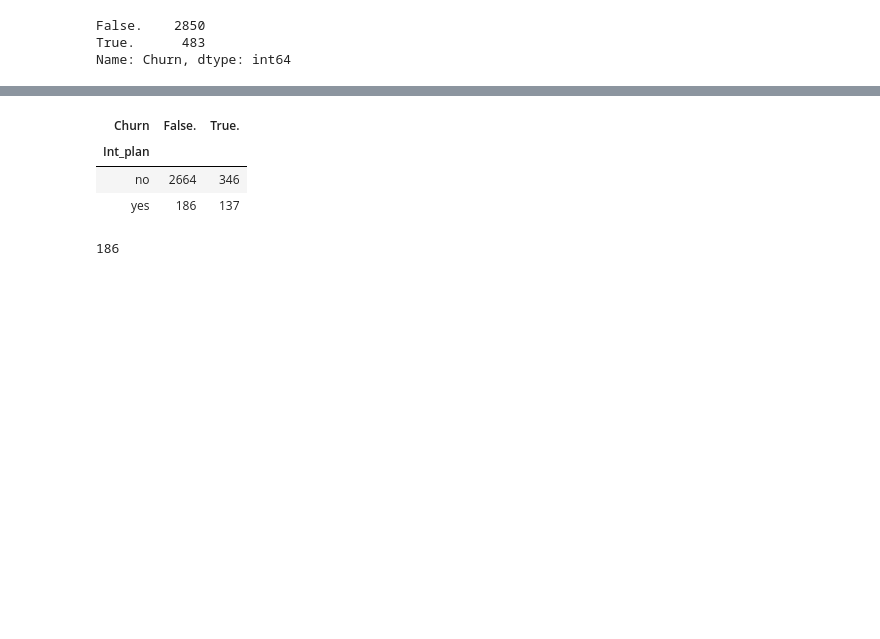
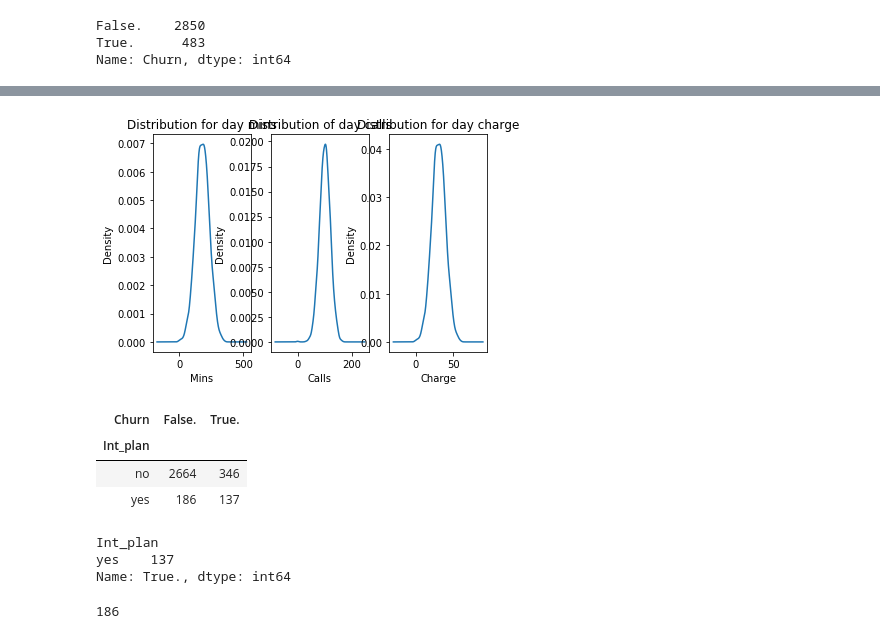
Before and after one commit to Hiiiua/Machine-Learning-1, a Jupyter notebook: Customer Churn/Customer Churn.ipynb, the cells around one changed output, grey strips where cells are left out. Cells and saved outputs as stored; diff of their text form; code cells hidden in the pictures; blank space fills up the shorter version.

```diff
--- a/Customer Churn/Customer Churn.ipynb
+++ b/Customer Churn/Customer Churn.ipynb
@@ -79,3 +86,23 @@ Name: Churn, dtype: int64
+# %%
+plt.subplot2grid((1,3),(0,0))
+data_clean['Day Mins'].plot(kind='kde');
+plt.xlabel('Mins');
+plt.ylabel('Density');
+plt.title('Distribution for day mins');
+
+plt.subplot2grid((1,3),(0,1))
+data_clean['Day Calls'].plot(kind='kde');
+plt.xlabel('Calls');
+plt.ylabel('Density');
+plt.title('Distribution of day calls');
+
+plt.subplot2grid((1,3),(0,2));
+data_clean['Day Charge'].plot(kind='kde');
+plt.xlabel('Charge');
+plt.ylabel('Density');
+plt.title('Distribution for day charge');
+# %% [output]
+[figure, added]
 # %%
 Int_vs_churn = data_clean.groupby(by=['Int_plan','Churn']).size()
 Int_vs_churn = Int_vs_churn.reset_index(name='count')
@@ -88,10 +115,15 @@ Int_vs_churn
 | no | 2664 | 346 |
 | yes | 186 | 137 |
 # %%
-int1_churn1 = int(Int_vs_churn[Int_vs_churn.index=='yes']['True.'])
-int1_churn0 = int(Int_vs_churn[Int_vs_churn.index=='yes']['False.'])
-int0_churn1 = int(Int_vs_churn[Int_vs_churn.index=='no']['True.'])
-int0_churn0 = int(Int_vs_churn[Int_vs_churn.index=='no']['False.'])
+Int_vs_churn[Int_vs_churn.index=='yes']['True.']
+# int1_churn1 = int(Int_vs_churn[Int_vs_churn.index=='yes']['True.'])
+# int1_churn0 = int(Int_vs_churn[Int_vs_churn.index=='yes']['False.'])
+# int0_churn1 = int(Int_vs_churn[Int_vs_churn.index=='no']['True.'])
+# int0_churn0 = int(Int_vs_churn[Int_vs_churn.index=='no']['False.'])
+# %% [output]
+Int_plan
+yes    137
+Name: True., dtype: int64
 # %%
 int(int1_churn0)
 # %% [output]
```
Also changed, not shown: parts of 19 cells of this notebook.
